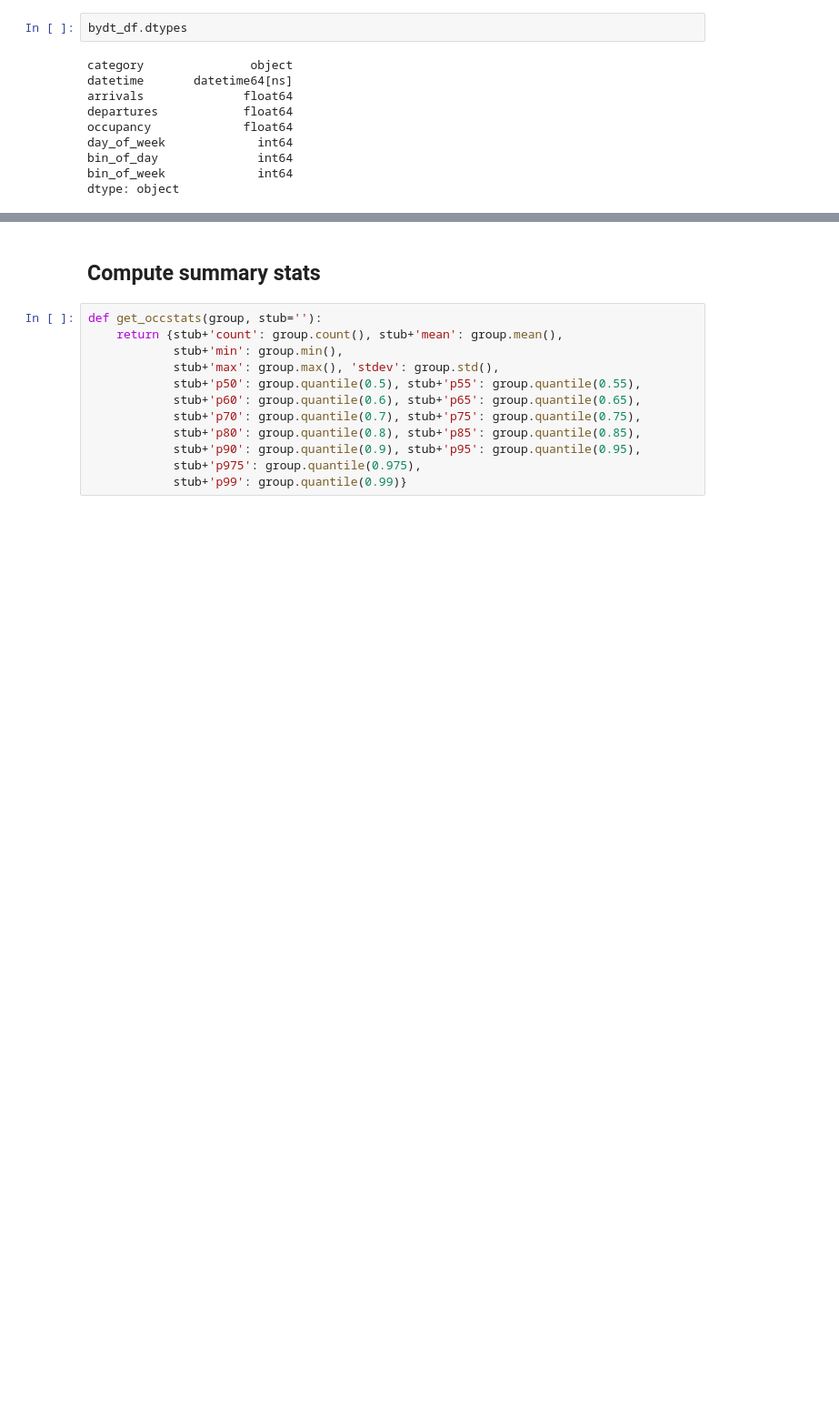
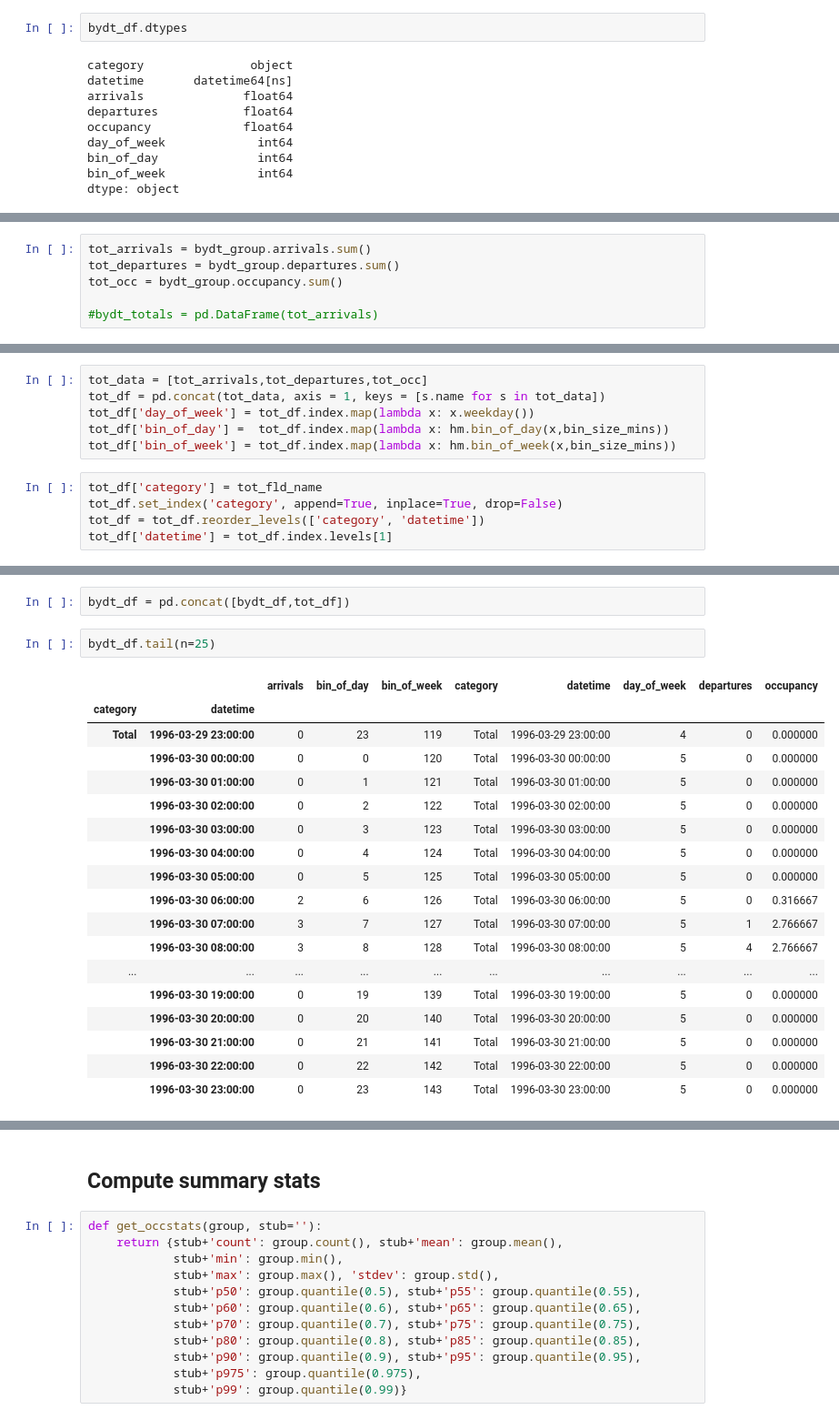
Before and after one commit to misken/hillmaker, a Jupyter notebook: hillmaker/hillPyTesting-Core.ipynb, the cells around one changed output, grey strips where cells are left out. Shown: that part at 91% size. Cells and saved outputs as stored; diff of their text form; blank space fills up the shorter version.

```diff
--- a/hillmaker/hillPyTesting-Core.ipynb
+++ b/hillmaker/hillPyTesting-Core.ipynb
@@ -96,0 +188,6 @@ dtype: object
+# %%
+tot_arrivals = bydt_group.arrivals.sum()
+tot_departures = bydt_group.departures.sum()
+tot_occ = bydt_group.occupancy.sum()
+
+#bydt_totals = pd.DataFrame(tot_arrivals)
@@ -96,0 +197,11 @@ dtype: object
+# %%
+tot_data = [tot_arrivals,tot_departures,tot_occ]
+tot_df = pd.concat(tot_data, axis = 1, keys = [s.name for s in tot_data])
+tot_df['day_of_week'] = tot_df.index.map(lambda x: x.weekday())
+tot_df['bin_of_day'] =  tot_df.index.map(lambda x: hm.bin_of_day(x,bin_size_mins))
+tot_df['bin_of_week'] = tot_df.index.map(lambda x: hm.bin_of_week(x,bin_size_mins))
+# %%
+tot_df['category'] = tot_fld_name
+tot_df.set_index('category', append=True, inplace=True, drop=False)
+tot_df = tot_df.reorder_levels(['category', 'datetime'])
+tot_df['datetime'] = tot_df.index.levels[1]
@@ -96,0 +226,23 @@ dtype: object
+# %%
+bydt_df = pd.concat([bydt_df,tot_df])
+# %%
+bydt_df.tail(n=25)
+# %% [output]
+|  |  | arrivals | bin_of_day | bin_of_week | category | datetime | day_of_week | departures | occupancy |
+| category | datetime |  |  |  |  |  |  |  |  |
+| Total | 1996-03-29 23:00:00 | 0 | 23 | 119 | Total | 1996-03-29 23:00:00 | 4 | 0 | 0.000000 |
+|  | 1996-03-30 00:00:00 | 0 | 0 | 120 | Total | 1996-03-30 00:00:00 | 5 | 0 | 0.000000 |
+|  | 1996-03-30 01:00:00 | 0 | 1 | 121 | Total | 1996-03-30 01:00:00 | 5 | 0 | 0.000000 |
+|  | 1996-03-30 02:00:00 | 0 | 2 | 122 | Total | 1996-03-30 02:00:00 | 5 | 0 | 0.000000 |
+|  | 1996-03-30 03:00:00 | 0 | 3 | 123 | Total | 1996-03-30 03:00:00 | 5 | 0 | 0.000000 |
+|  | 1996-03-30 04:00:00 | 0 | 4 | 124 | Total | 1996-03-30 04:00:00 | 5 | 0 | 0.000000 |
+|  | 1996-03-30 05:00:00 | 0 | 5 | 125 | Total | 1996-03-30 05:00:00 | 5 | 0 | 0.000000 |
+|  | 1996-03-30 06:00:00 | 2 | 6 | 126 | Total | 1996-03-30 06:00:00 | 5 | 0 | 0.316667 |
+|  | 1996-03-30 07:00:00 | 3 | 7 | 127 | Total | 1996-03-30 07:00:00 | 5 | 1 | 2.766667 |
+|  | 1996-03-30 08:00:00 | 3 | 8 | 128 | Total | 1996-03-30 08:00:00 | 5 | 4 | 2.766667 |
+| ... | ... | ... | ... | ... | ... | ... | ... | ... | ... |
+|  | 1996-03-30 19:00:00 | 0 | 19 | 139 | Total | 1996-03-30 19:00:00 | 5 | 0 | 0.000000 |
+|  | 1996-03-30 20:00:00 | 0 | 20 | 140 | Total | 1996-03-30 20:00:00 | 5 | 0 | 0.000000 |
+|  | 1996-03-30 21:00:00 | 0 | 21 | 141 | Total | 1996-03-30 21:00:00 | 5 | 0 | 0.000000 |
+|  | 1996-03-30 22:00:00 | 0 | 22 | 142 | Total | 1996-03-30 22:00:00 | 5 | 0 | 0.000000 |
+|  | 1996-03-30 23:00:00 | 0 | 23 | 143 | Total | 1996-03-30 23:00:00 | 5 | 0 | 0.000000 |
```
Also changed, not shown: parts of 17 cells of this notebook, 2 other files.
